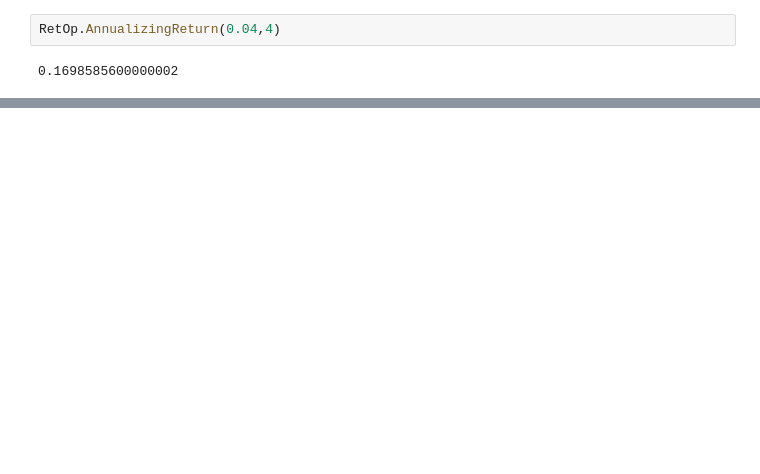
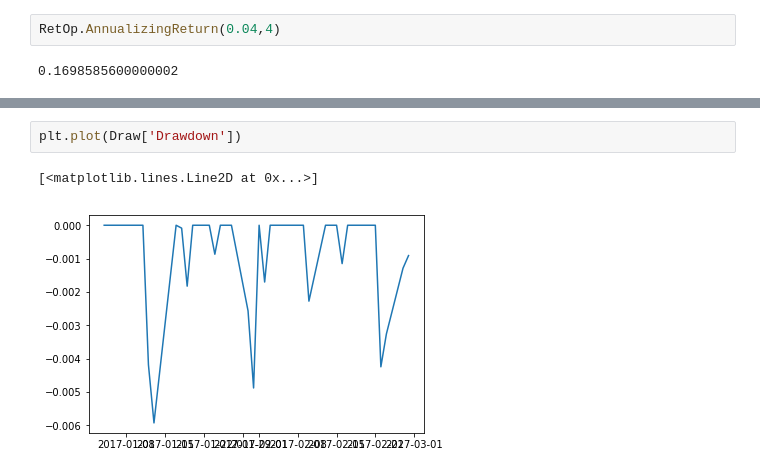
Before and after one commit to Ram12a/Finance, a Jupyter notebook: VisualP1.1.ipynb, the cells around one changed output, grey strips where cells are left out. Cells and saved outputs as stored; diff of their text form; blank space fills up the shorter version.

```diff
--- a/VisualP1.1.ipynb
+++ b/VisualP1.1.ipynb
@@ -47,0 +123,5 @@ RetOp.AnnualizingReturn(0.04,4)
+# %%
+plt.plot(Draw['Drawdown'])
+# %% [output]
+[<matplotlib.lines.Line2D at 0x...>]
+[figure, added]
```
Also changed, not shown: parts of 25 cells of this notebook, 5 other files.
